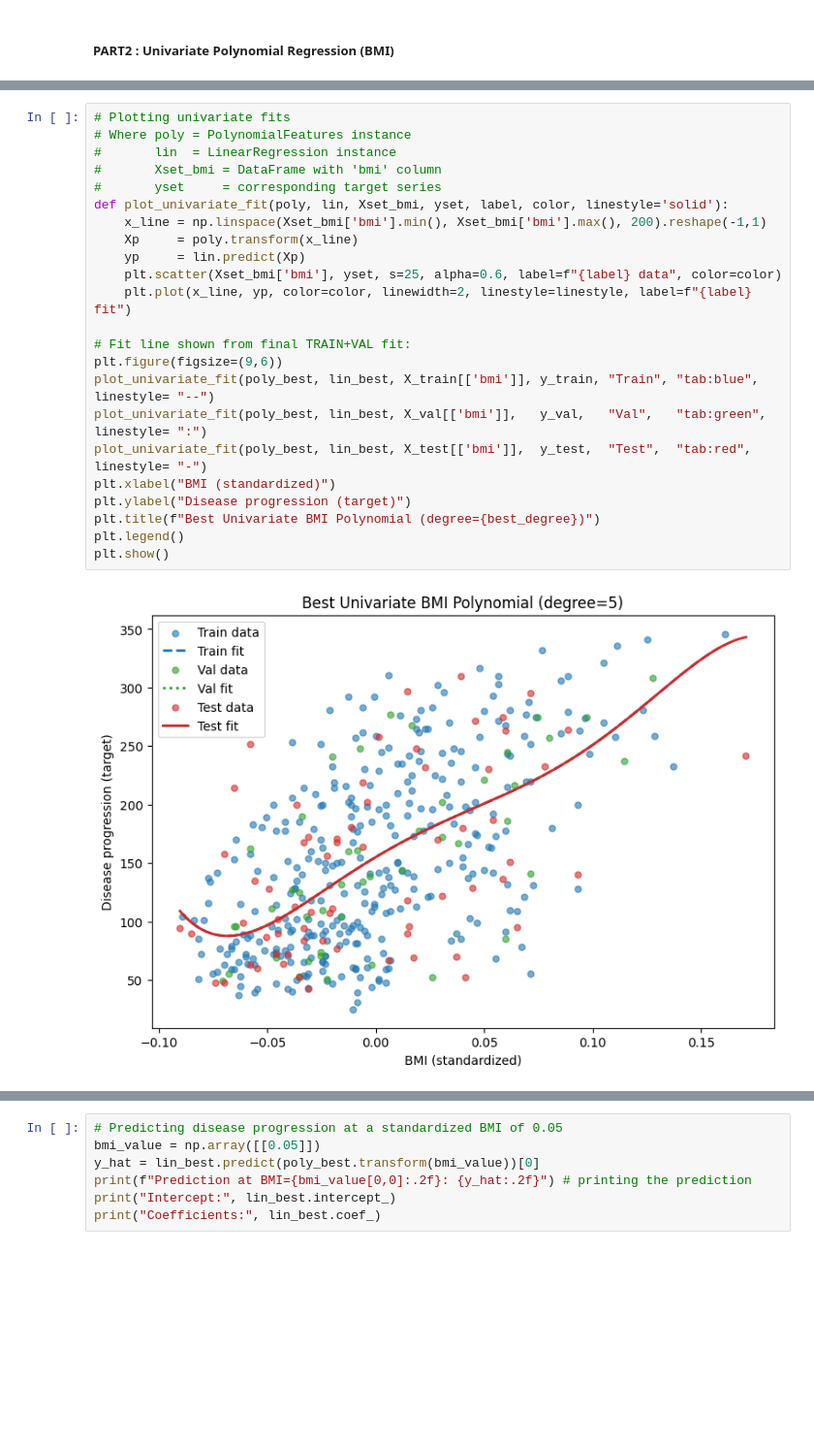
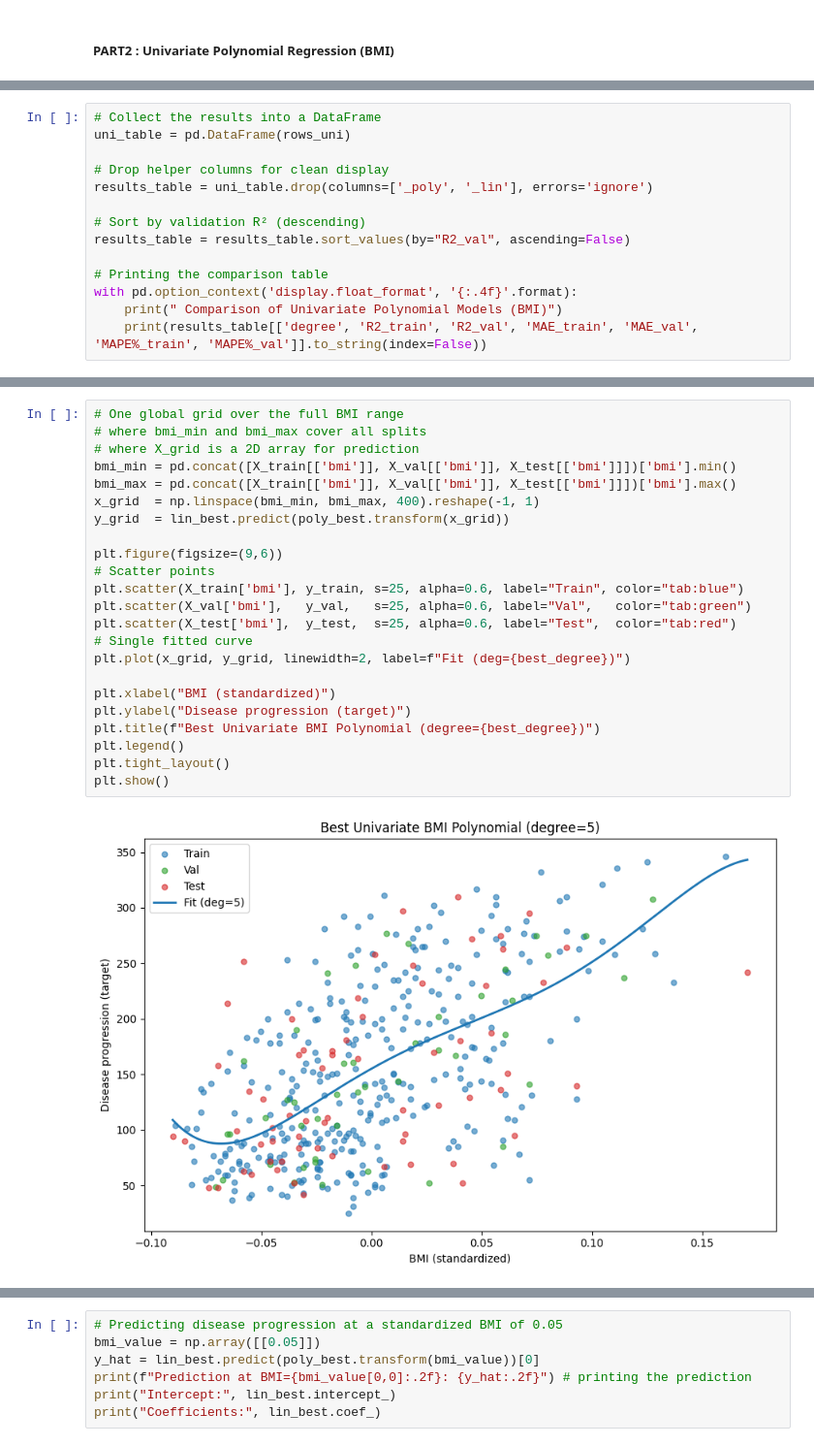
Before and after one commit to Albrightmaduka9053136/Multivariate_linear_regression, a Jupyter notebook: Multivariate_linear_regression.ipynb, the cells around one changed output, grey strips where cells are left out. Shown: that part at 97% size. Drawn from its saved outputs; the diff is of its cells as text; blank space fills up the shorter version.

Commit message:
just added the talking points

```diff
--- a/Multivariate_linear_regression.ipynb
+++ b/Multivariate_linear_regression.ipynb
@@ -258,0 +274,14 @@ This approach balances predictive accuracy with error control, helping select a
+# %%
+# Collect the results into a DataFrame
+uni_table = pd.DataFrame(rows_uni)
+
+# Drop helper columns for clean display
+results_table = uni_table.drop(columns=['_poly', '_lin'], errors='ignore')
+
+# Sort by validation R² (descending)
+results_table = results_table.sort_values(by="R2_val", ascending=False)
+
+# Printing the comparison table
+with pd.option_context('display.float_format', '{:.4f}'.format):
+    print(" Comparison of Univariate Polynomial Models (BMI)")
+    print(results_table[['degree', 'R2_train', 'R2_val', 'MAE_train', 'MAE_val', 'MAPE%_train', 'MAPE%_val']].to_string(index=False))
@@ -299,25 +339,25 @@ The final test metrics reflect the model’s real-world performance after select
 # %%
-# Plotting univariate fits
-# Where poly = PolynomialFeatures instance
-#       lin  = LinearRegression instance
-#       Xset_bmi = DataFrame with 'bmi' column
-#       yset     = corresponding target series
-def plot_univariate_fit(poly, lin, Xset_bmi, yset, label, color, linestyle='solid'):
-    x_line = np.linspace(Xset_bmi['bmi'].min(), Xset_bmi['bmi'].max(), 200).reshape(-1,1)
-    Xp     = poly.transform(x_line)
-    yp     = lin.predict(Xp)
-    plt.scatter(Xset_bmi['bmi'], yset, s=25, alpha=0.6, label=f"{label} data", color=color)
-    plt.plot(x_line, yp, color=color, linewidth=2, linestyle=linestyle, label=f"{label} fit")
+# One global grid over the full BMI range
+# where bmi_min and bmi_max cover all splits
+# where X_grid is a 2D array for prediction
+bmi_min = pd.concat([X_train[['bmi']], X_val[['bmi']], X_test[['bmi']]])['bmi'].min()
+bmi_max = pd.concat([X_train[['bmi']], X_val[['bmi']], X_test[['bmi']]])['bmi'].max()
+x_grid  = np.linspace(bmi_min, bmi_max, 400).reshape(-1, 1)
+y_grid  = lin_best.predict(poly_best.transform(x_grid))
 
-# Fit line shown from final TRAIN+VAL fit:
 plt.figure(figsize=(9,6))
-plot_univariate_fit(poly_best, lin_best, X_train[['bmi']], y_train, "Train", "tab:blue", linestyle= "--")
-plot_univariate_fit(poly_best, lin_best, X_val[['bmi']],   y_val,   "Val",   "tab:green", linestyle= ":")
-plot_univariate_fit(poly_best, lin_best, X_test[['bmi']],  y_test,  "Test",  "tab:red", linestyle= "-")
+# Scatter points
+plt.scatter(X_train['bmi'], y_train, s=25, alpha=0.6, label="Train", color="tab:blue")
+plt.scatter(X_val['bmi'],   y_val,   s=25, alpha=0.6, label="Val",   color="tab:green")
+plt.scatter(X_test['bmi'],  y_test,  s=25, alpha=0.6, label="Test",  color="tab:red")
+# Single fitted curve
+plt.plot(x_grid, y_grid, linewidth=2, label=f"Fit (deg={best_degree})")
+
 plt.xlabel("BMI (standardized)")
 plt.ylabel("Disease progression (target)")
 plt.title(f"Best Univariate BMI Polynomial (degree={best_degree})")
 plt.legend()
+plt.tight_layout()
 plt.show()
 # %% [output]
-[figure, old version]
+[figure, new version]
```
Also changed, not shown: parts of 42 cells of this notebook, 1 other file.
